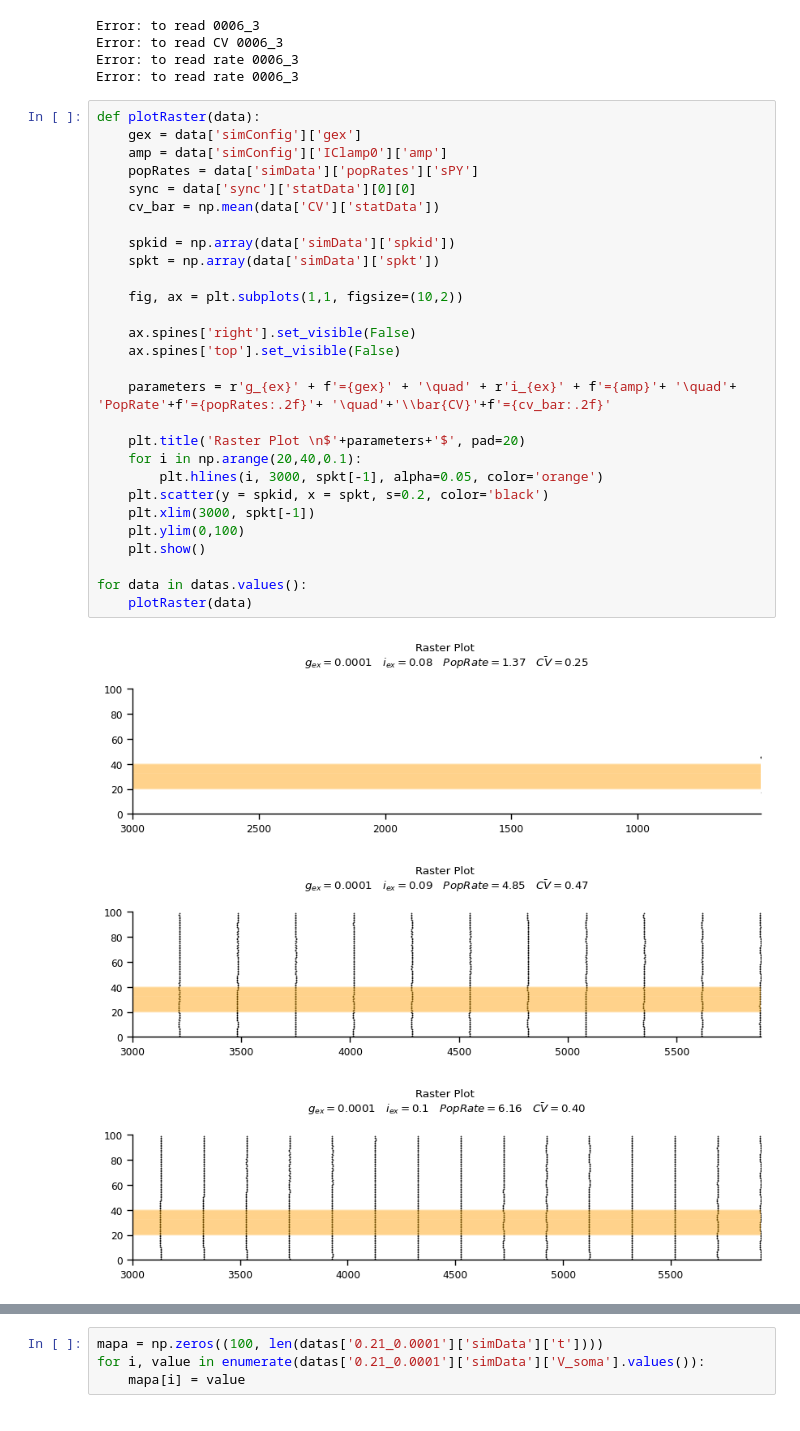
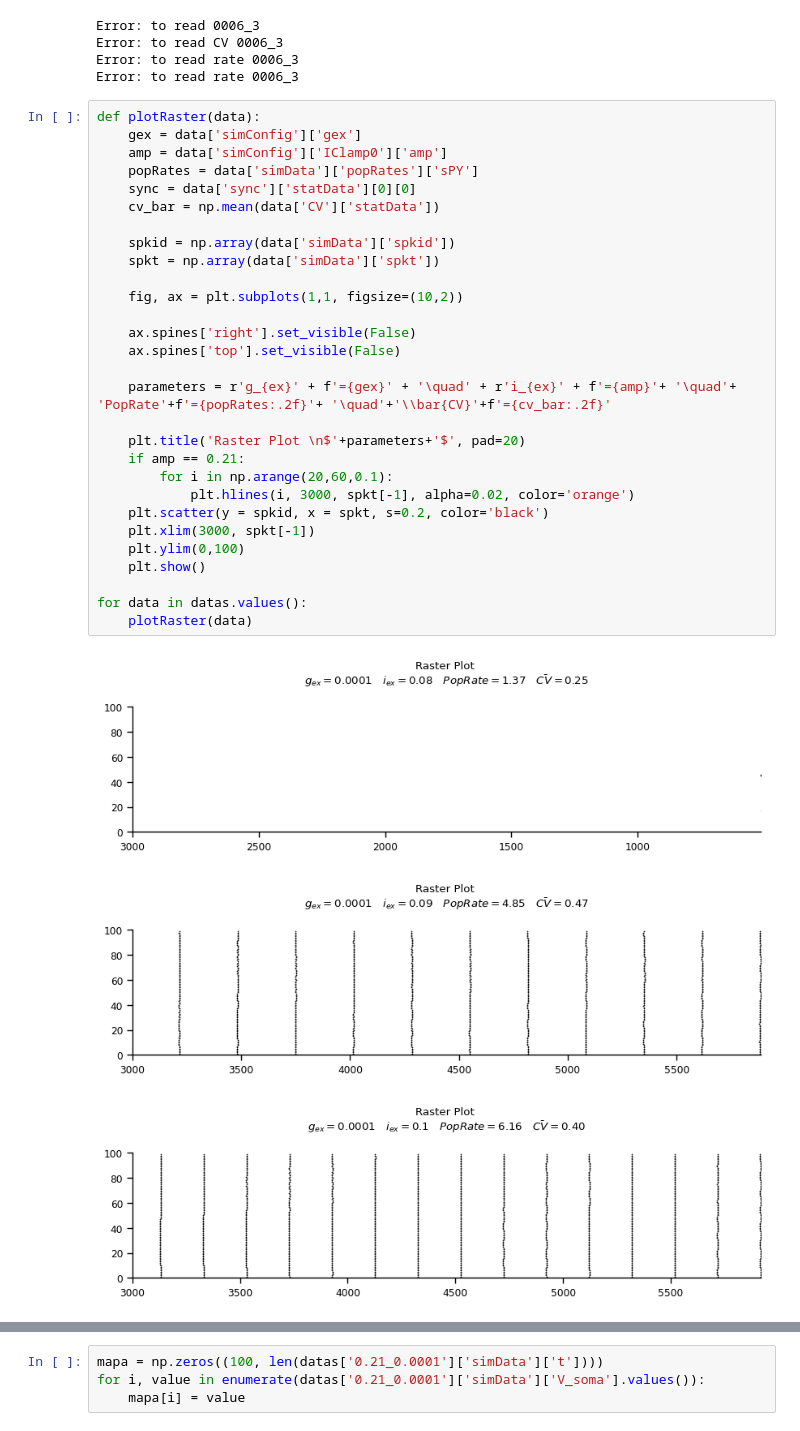
Before and after one commit to FernandoSBorges/chimeras, a Jupyter notebook: notebooks/load_data.ipynb, the cells around one changed output, grey strips where cells are left out. Cells and saved outputs as stored; diff of their text form.

Commit message:
notebook load data with figures

```diff
--- a/notebooks/load_data.ipynb
+++ b/notebooks/load_data.ipynb
@@ -259,32 +259,33 @@ Error: to read rate 0006_3
 # %%
 def plotRaster(data):
     gex = data['simConfig']['gex']
     amp = data['simConfig']['IClamp0']['amp']
     popRates = data['simData']['popRates']['sPY']
     sync = data['sync']['statData'][0][0]
     cv_bar = np.mean(data['CV']['statData'])
 
     spkid = np.array(data['simData']['spkid'])
     spkt = np.array(data['simData']['spkt'])
 
     fig, ax = plt.subplots(1,1, figsize=(10,2))
 
     ax.spines['right'].set_visible(False)
     ax.spines['top'].set_visible(False)
 
     parameters = r'g_{ex}' + f'={gex}' + '\quad' + r'i_{ex}' + f'={amp}'+ '\quad'+ 'PopRate'+f'={popRates:.2f}'+ '\quad'+'\\bar{CV}'+f'={cv_bar:.2f}'
 
     plt.title('Raster Plot \n$'+parameters+'$', pad=20)
-    for i in np.arange(20,40,0.1):
-        plt.hlines(i, 3000, spkt[-1], alpha=0.05, color='orange')
+    if amp == 0.21:
+        for i in np.arange(20,60,0.1):
+            plt.hlines(i, 3000, spkt[-1], alpha=0.02, color='orange')
     plt.scatter(y = spkid, x = spkt, s=0.2, color='black')
     plt.xlim(3000, spkt[-1])
     plt.ylim(0,100)
     plt.show()
 
 for data in datas.values():
     plotRaster(data)
 # %% [output]
-[figure, old version]
+[figure, new version]
-[figure, old version]
+[figure, new version]
-[figure, old version]
+[figure, new version]
```
Also changed, not shown: parts of 3 cells of this notebook.
